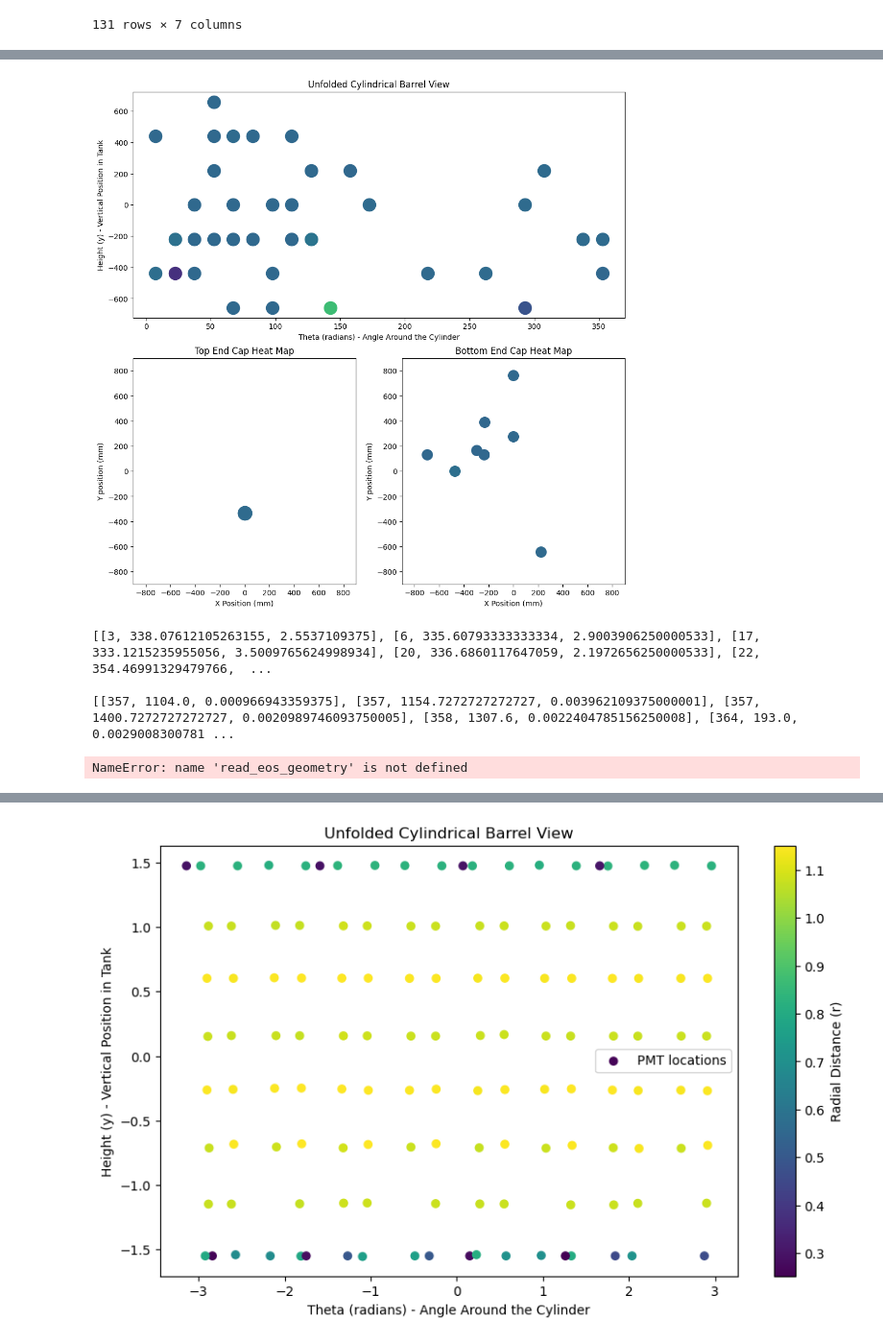
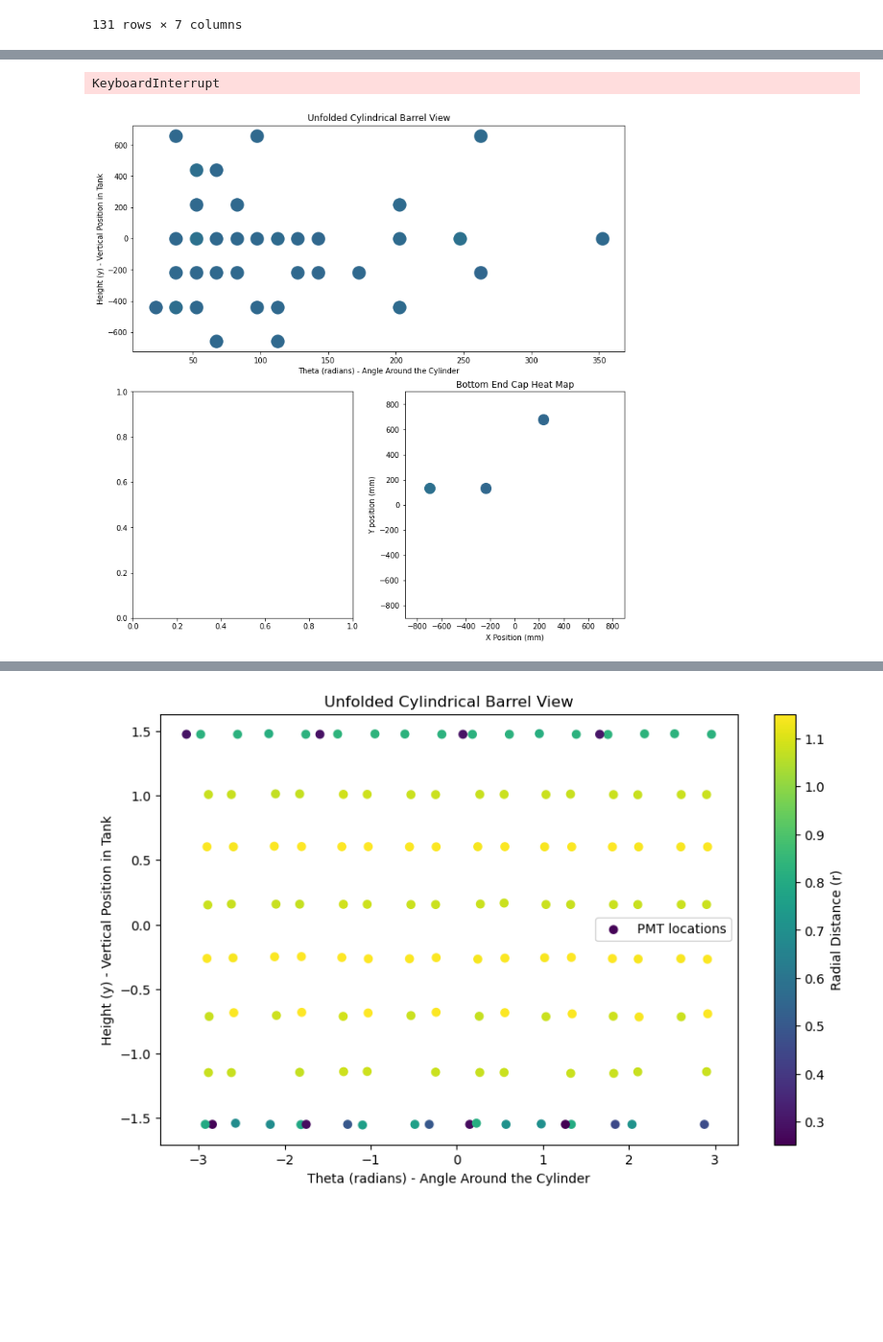
Before and after one commit to EliWBH/Wetstein-Group-Code, a Jupyter notebook: laser_calibration/calibration_runs/run623/pmtMapping.ipynb, the cells around one changed output, grey strips where cells are left out. Shown at 96% size. Saved outputs shown, nothing was run; the diff lists cells and outputs as text; code cells hidden in the pictures; blank space fills up the shorter version.

```diff
--- a/laser_calibration/calibration_runs/run623/pmtMapping.ipynb
+++ b/laser_calibration/calibration_runs/run623/pmtMapping.ipynb
@@ -140,7 +135,8 @@ def read_data(filename):
         all_events.append(event)
     return all_events
 # %%
-def plot_hit(events, collab_name, geometry, output_name, axes):
+#Takes a hit, geometry, and 'Canvas' and plots it on the canvas
+def plot_hit(hit, collab_name, geometry, axes):
     ax0, ax1, ax2 = axes
     #Sort hard-coded values by collaboration
     if collab_name.lower() == 'eos':
@@ -170,16 +166,18 @@ def plot_hit(events, collab_name, geometry, output_name, axes):
         return 0
 
     #Load meta data
-    event_pos = id_to_geo(events[0], geometry)
+    event_pos = id_to_geo(hit[0], geometry)
     x_pos = event_pos[x_ind]
     y_pos = event_pos[y_ind]
     height = event_pos[height_ind]
     theta_cylindrical = event_pos[theta_ind]
 
+    norm = mcolors.Normalize(vmin=0,vmax=1)
+
     #Create the figure
     if height < max_height and height > min_height:
         #Plot the Barrel
-        ax1.scatter(theta_cylindrical, height, c=events[1], vmin = 0, vmax = 1000, cmap='viridis', marker='o', label='PMT locations', s=300)
+        ax1.scatter(theta_cylindrical, height, c=hit[2], norm=norm, cmap='viridis', marker='o', label='PMT locations', s=300)
         ax1.set_title('Unfolded Cylindrical Barrel View')
         ax1.set_xlabel('Theta (radians) - Angle Around the Cylinder')
         ax1.set_ylabel('Height (y) - Vertical Position in Tank')
@@ -188,7 +186,7 @@ def plot_hit(events, collab_name, geometry, output_name, axes):
     elif height > max_height:
         ax0.set_xlim(end_cap_min_x, end_cap_max_x)
         ax0.set_ylim(end_cap_min_y, end_cap_max_y)
-        ax0.scatter(x_pos, y_pos, c=events[1], cmap='viridis', vmin = 0, vmax = 1000, marker='o', label='PMT locations', s=360)
+        ax0.scatter(x_pos, y_pos, c=hit[2], cmap='viridis', norm=norm, marker='o', label='PMT locations', s=360)
         ax0.set_title('Top End Cap Heat Map')
         ax0.set_xlabel('X Position (mm)')
         ax0.set_ylabel('Y position (mm)')
@@ -197,7 +195,7 @@ def plot_hit(events, collab_name, geometry, output_name, axes):
         #Plot the Bottom End Cap
         ax2.set_xlim(end_cap_min_x, end_cap_max_x)
         ax2.set_ylim(end_cap_min_y, end_cap_max_y)
-        ax2.scatter(x_pos, y_pos, c=events[1], cmap='viridis', vmin = 0, vmax = 1000, marker='o', label='PMT locations', s=200)
+        ax2.scatter(x_pos, y_pos, c=hit[2], cmap='viridis', norm=norm, marker='o', label='PMT locations', s=200)
         ax2.set_title('Bottom End Cap Heat Map')
         ax2.set_xlabel('X Position (mm)')
         ax2.set_ylabel('Y position (mm)')
@@ -231,28 +385,24 @@ TypeError: 'NoneType' object is not subscriptable
 # %%
-plt.ion()
-
+#Sample Eos loop() to plot all events
 eos_data = read_data("outputData.csv")
 eos_geo = read_eos_geometry("eosMetaMap.csv")
 
-fig = plt.figure(figsize=(10,10), layout="constrained")
-spec = fig.add_gridspec(2,2)
+with PdfPages('test_eos.pdf') as pdf:
+    for i in tqdm(range(0,len(eos_data))):
+        fig = plt.figure(figsize=(10,10), layout="constrained")
+        spec = fig.add_gridspec(2,2)
+        ax0 = fig.add_subplot(spec[1,0])
+        ax1 = fig.add_subplot(spec[0,:])
+        ax2 = fig.add_subplot(spec[1,1])
 
-ax0 = fig.add_subplot(spec[1,0])
-ax1 = fig.add_subplot(spec[0,:])
-ax2 = fig.add_subplot(spec[1,1])
-
-with PdfPages('test_eos.pdf') as pdf:
-    for i in tqdm(range(0,100)):
-        ax0.clear()
-        ax1.clear()
-        ax2.clear()
         for j in range(0, len(eos_data[i])):
-            plot_hit(eos_data[i][j], 'eos', eos_geo, 'sample', (ax0,ax1,ax2))
+            plot_hit(eos_data[i][j], 'eos', eos_geo, (ax0,ax1,ax2))
+        # plt.show()
         pdf.savefig(fig)
-        # with PdfPages( 'test.pdf') as pdf:
-        #     pdf.savefig(fig)
+        plt.close()
 # %% [output]
+KeyboardInterrupt
-[figure, old version]
+[figure, new version]
 # %%
 def plot_tank(df, intensity, collab_name, output_name):
     with PdfPages(output_name + '.pdf') as pdf:
@@ -384,27 +534,3 @@ def plot_tank(df, intensity, collab_name, output_name):
 #    Add Flipbook functionality
 #         Loop through each event and paste the plots to some sort of pdf
 #     Once we have ANNIE data, condense the plotting parts (we just need to be able to use the intensity arrays)
-# %%
-#'Make Class' Loop
-eos_data = read_data("outputData.csv")
-print(eos_data[0])
-# print(eos_data)
-annie_data = read_data("annieLaser4692.csv")
-print()
-print(annie_data[0])
-# print(annie_data)
-#print(annie_data[0])
-# %% [output]
-[[3, 338.07612105263155, 2.5537109375], [6, 335.60793333333334, 2.9003906250000533], [17, 333.1215235955056, 3.5009765624998934], [20, 336.6860117647059, 2.1972656250000533], [22, 354.46991329479766,  ...
-
-[[357, 1104.0, 0.000966943359375], [357, 1154.7272727272727, 0.003962109375000001], [357, 1400.7272727272727, 0.0020989746093750005], [358, 1307.6, 0.0022404785156250008], [364, 193.0, 0.0029008300781 ...
-# %%
-#Proof of concept: Plotting Eos
-eos_geometry = read_eos_geometry('metaData.csv')
-intensities = read_data('outputData.csv', 'Time')
-plot_tank(eos_geometry, intensities, 'eos', "Eos_Time")
-
-intensities_2 = read_data('outputData.csv', 'Charge')
-plot_tank(eos_geometry, intensities_2, 'eos', "Eos_Charge")
-# %% [output]
-NameError: name 'read_eos_geometry' is not defined
```
Also changed, not shown: parts of 9 cells of this notebook.
